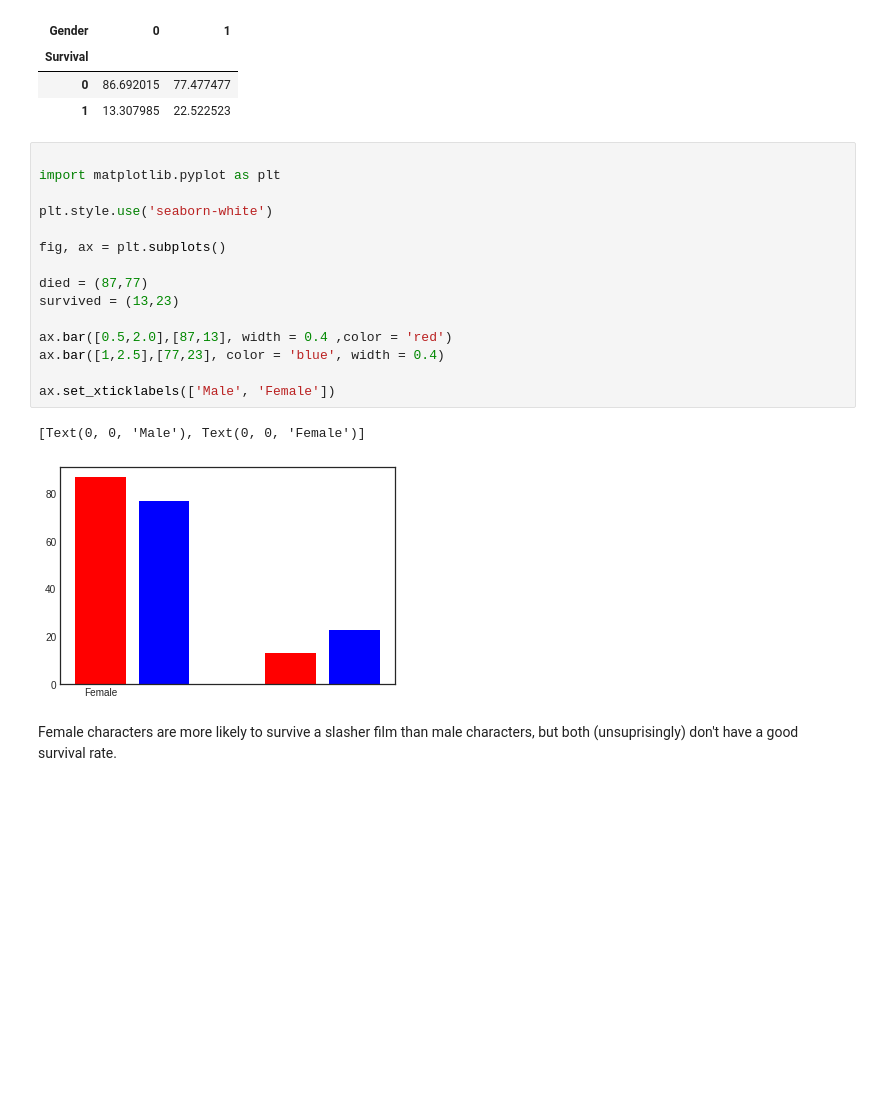
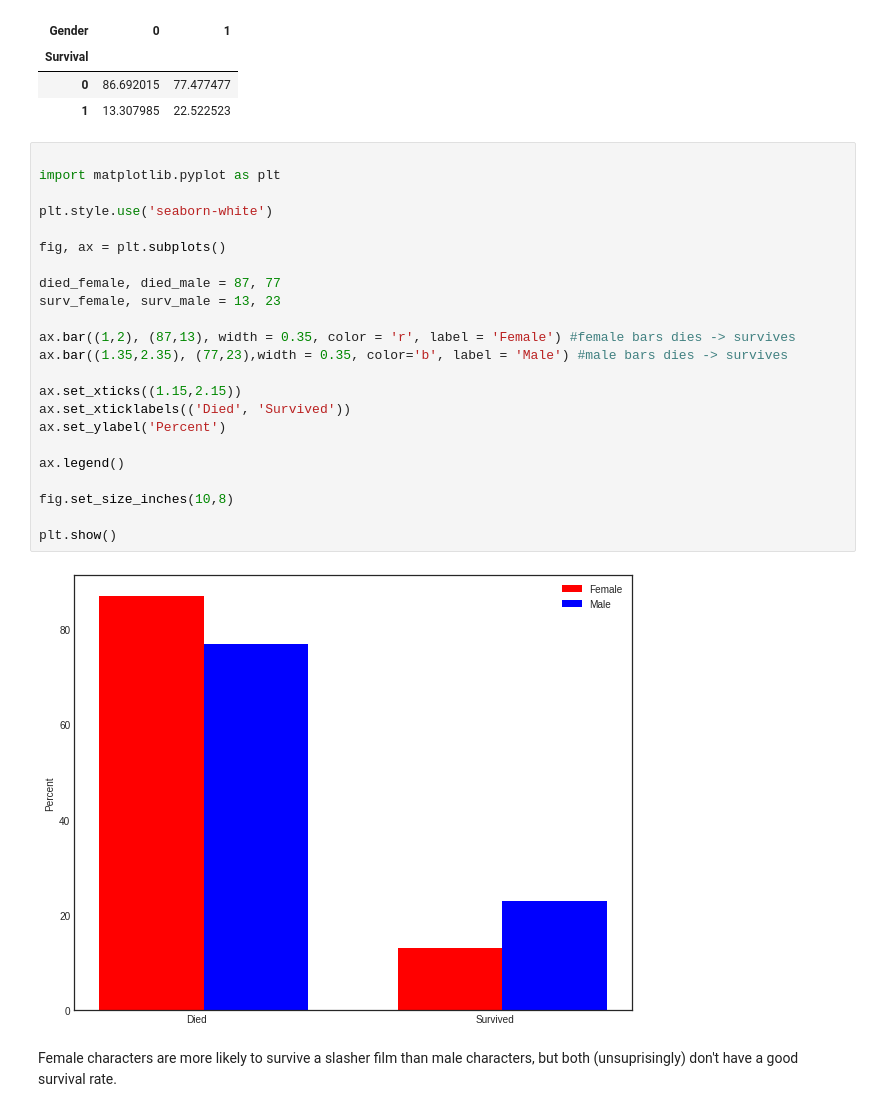
Before and after one commit to andrew-ryabchenko/DS-Unit-1-Sprint-2-Statistics, a Jupyter notebook: module2-hypothesis-chi-square/LS_DS_122_Chi2_Tests_Assignment_CHECK.ipynb, the cells around one changed output. Saved outputs shown, nothing was run; the diff lists cells and outputs as text; blank space fills up the shorter version.

```diff
--- a/module2-hypothesis-chi-square/LS_DS_122_Chi2_Tests_Assignment_CHECK.ipynb
+++ b/module2-hypothesis-chi-square/LS_DS_122_Chi2_Tests_Assignment_CHECK.ipynb
@@ -268,20 +268,27 @@ slasher_survival
 # %%
 
 import matplotlib.pyplot as plt
 
 plt.style.use('seaborn-white')
 
 fig, ax = plt.subplots()
 
-died = (87,77)
-survived = (13,23)
+died_female, died_male = 87, 77
+surv_female, surv_male = 13, 23
 
-ax.bar([0.5,2.0],[87,13], width = 0.4 ,color = 'red')
-ax.bar([1,2.5],[77,23], color = 'blue', width = 0.4)
+ax.bar((1,2), (87,13), width = 0.35, color = 'r', label = 'Female') #female bars dies -> survives
+ax.bar((1.35,2.35), (77,23),width = 0.35, color='b', label = 'Male') #male bars dies -> survives
 
-ax.set_xticklabels(['Male', 'Female'])
+ax.set_xticks((1.15,2.15))
+ax.set_xticklabels(('Died', 'Survived'))
+ax.set_ylabel('Percent')
+
+ax.legend()
+
+fig.set_size_inches(10,8)
+
+plt.show()
 # %% [output]
-[Text(0, 0, 'Male'), Text(0, 0, 'Female')]
-[figure, old version]
+[figure, new version]
 # %% [markdown]
 Female characters are more likely to survive a slasher film than male characters, but both (unsuprisingly) don't have a good survival rate.
```
